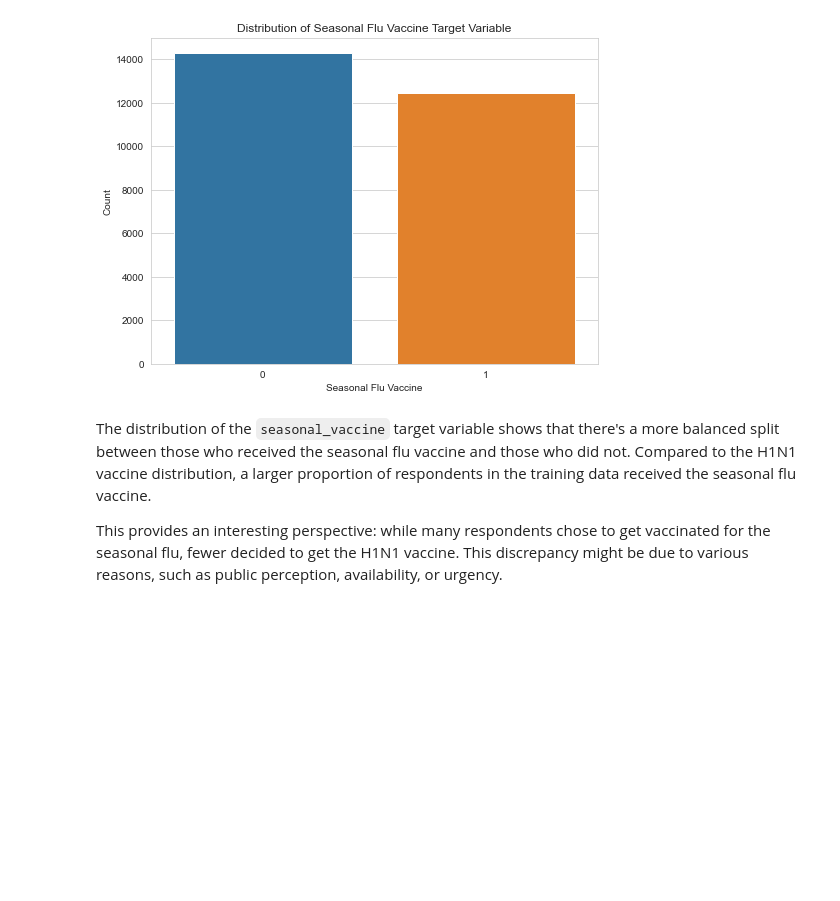
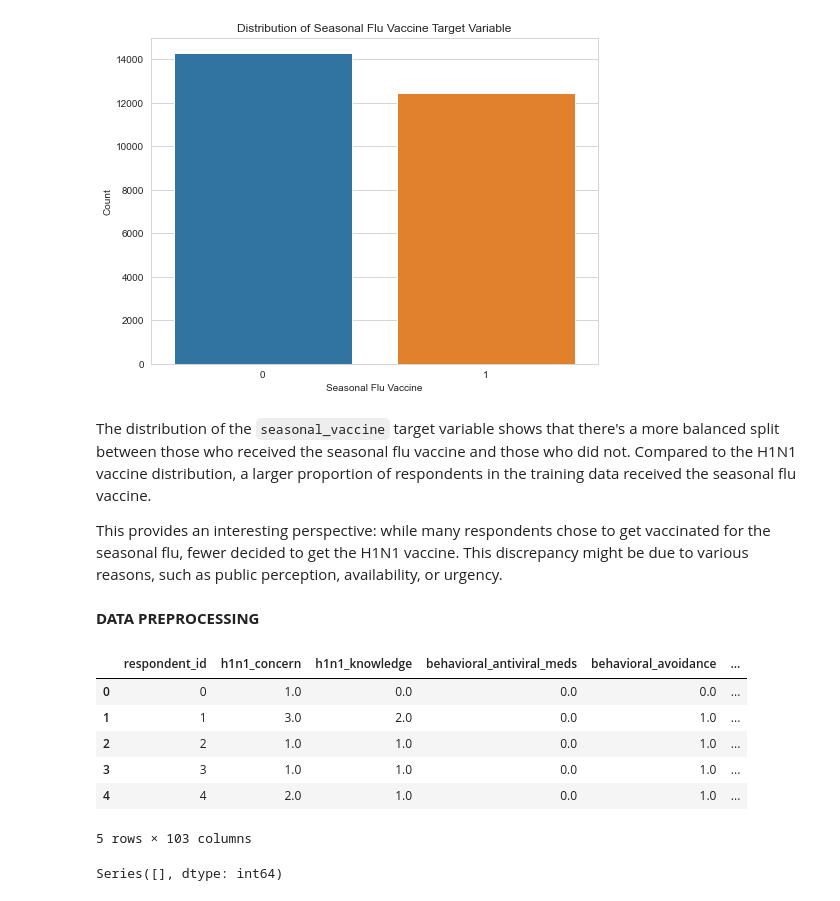
Before and after one commit to Iswana-O/Flu-Shot-Learning-Predict-H1N1-and-Seasonal-Flu-Vaccines, a Jupyter notebook: student.ipynb, the cells around one changed output. Saved outputs shown, nothing was run; the diff lists cells and outputs as text; code cells hidden in the pictures; blank space fills up the shorter version.

Commit message:
phase 3 data preprocessing

```diff
--- a/student.ipynb
+++ b/student.ipynb
@@ -472,3 +474,45 @@ plt.show()
 The distribution of the `seasonal_vaccine` target variable shows that there's a more balanced split between those who received the seasonal flu vaccine and those who did not. Compared to the H1N1 vaccine distribution, a larger proportion of respondents in the training data received the seasonal flu vaccine.
 
 This provides an interesting perspective: while many respondents chose to get vaccinated for the seasonal flu, fewer decided to get the H1N1 vaccine. This discrepancy might be due to various reasons, such as public perception, availability, or urgency.
+# %% [markdown]
+**DATA PREPROCESSING**
+# %%
+# Identifying the categorical columns
+categorical_cols = merged_data.select_dtypes(include=['object']).columns.tolist()
+
+# One-hot encoding
+encoder = OneHotEncoder(drop='first', sparse=False)
+encoded_data = encoder.fit_transform(merged_data[categorical_cols])
+encoded_df = pd.DataFrame(encoded_data, columns=encoder.get_feature_names(categorical_cols))
+
+# Concatenate the original dataframe with the encoded dataframe
+merged_data_encoded = pd.concat([merged_data.drop(columns=categorical_cols), encoded_df], axis=1)
+
+# Displaying the transformed dataframe
+merged_data_encoded.head()
+# %% [output]
+|  | respondent_id | h1n1_concern | h1n1_knowledge | behavioral_antiviral_meds | behavioral_avoidance | ... |
+| 0 | 0 | 1.0 | 0.0 | 0.0 | 0.0 | ... |
+| 1 | 1 | 3.0 | 2.0 | 0.0 | 1.0 | ... |
+| 2 | 2 | 1.0 | 1.0 | 0.0 | 1.0 | ... |
+| 3 | 3 | 1.0 | 1.0 | 0.0 | 1.0 | ... |
+| 4 | 4 | 2.0 | 1.0 | 0.0 | 1.0 | ... |
+5 rows × 103 columns
+# %%
+# Impute missing values
+# For numerical columns, we'll use median
+# For categorical (encoded) columns, we'll use mode
+
+for column in merged_data_encoded.columns:
+    if merged_data_encoded[column].dtype == 'float64':
+        merged_data_encoded[column].fillna(merged_data_encoded[column].median(), inplace=True)
+    else:  # for one-hot encoded columns
+        merged_data_encoded[column].fillna(merged_data_encoded[column].mode()[0], inplace=True)
+
+# Check if there are any missing values left
+missing_values = merged_data_encoded.isnull().sum()
+
+# Display columns that still have missing values, if any
+missing_values[missing_values > 0]
+# %% [output]
+Series([], dtype: int64)
```
Also changed, not shown: parts of 2 cells of this notebook, 9 other files.
